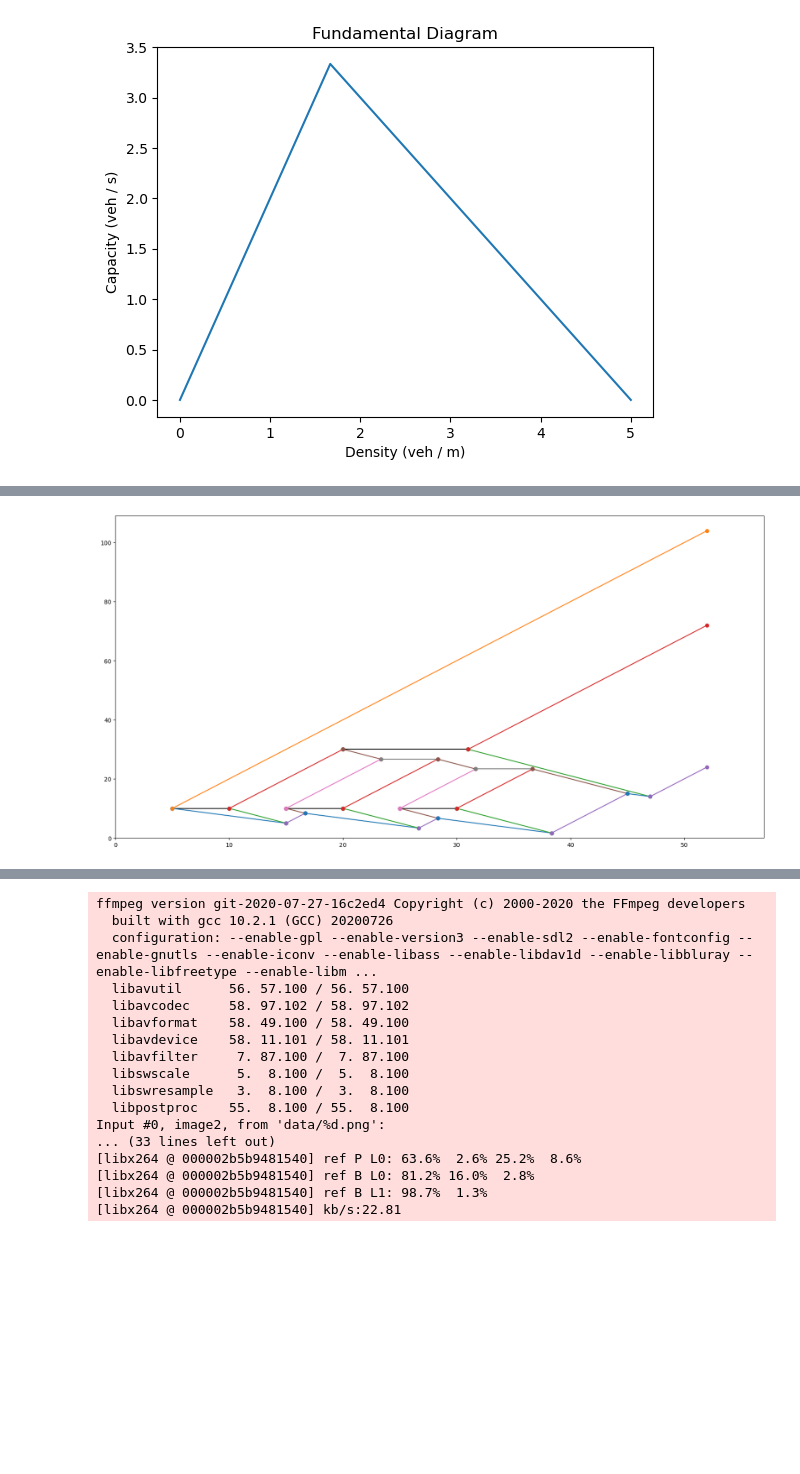
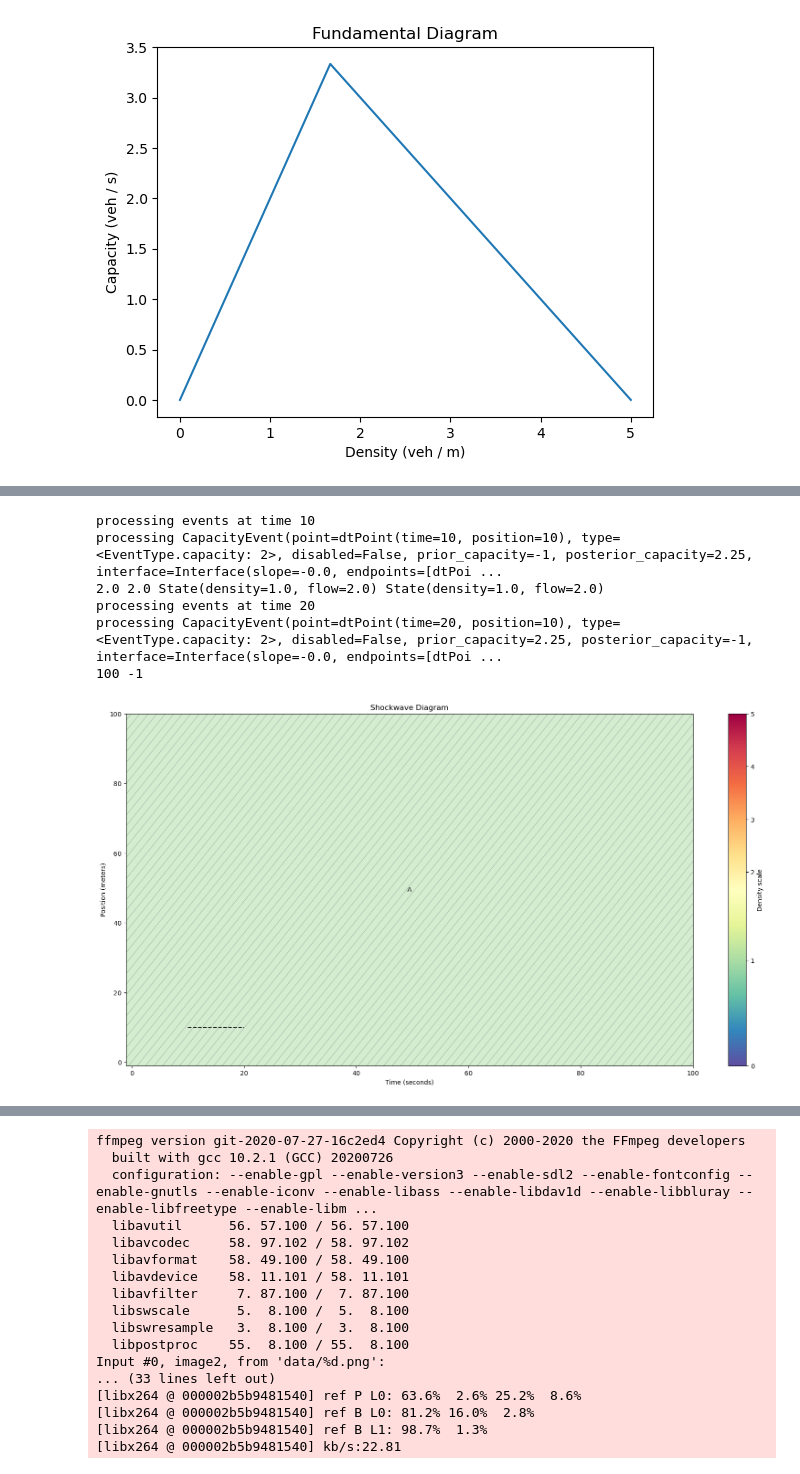
Before and after one commit to yianzhang14/traffic-shock-diagrams, a Jupyter notebook: tool.ipynb, the cells around one changed output, grey strips where cells are left out. Drawn from its saved outputs; the diff is of its cells as text; code cells hidden in the pictures; blank space fills up the shorter version.

```diff
--- a/tool.ipynb
+++ b/tool.ipynb
@@ -47,8 +22,23 @@ processing IntersectionEvent(point=dtPoint(time=78.33333333333329, position=-18.
-# %%
-fig, ax = drawer.create_figure_plt()
-fig
-# %% [output]
-[figure, removed]
+# %%
+augments = []
+# augments.append(HorizontalBottleneck(20, 10, 20, 0))
+augments.append(HorizontalBottleneck(10, 10, 20, 2.25))
+
+
+simul_time = 20
+drawer = ShockwaveDrawer(diagram, augments)
+drawer.run(simul_time)
+
+fig, ax = drawer.create_figure_plt(with_trajectories=True, with_polygons=True, max_time=100, max_pos=100)
+fig
+# %% [output]
+processing events at time 10
+processing CapacityEvent(point=dtPoint(time=10, position=10), type=<EventType.capacity: 2>, disabled=False, prior_capacity=-1, posterior_capacity=2.25, interface=Interface(slope=-0.0, endpoints=[dtPoi ...
+2.0 2.0 State(density=1.0, flow=2.0) State(density=1.0, flow=2.0)
+processing events at time 20
+processing CapacityEvent(point=dtPoint(time=20, position=10), type=<EventType.capacity: 2>, disabled=False, prior_capacity=2.25, posterior_capacity=-1, interface=Interface(slope=-0.0, endpoints=[dtPoi ...
+100 -1
+[figure, added]
 # %%
 fig, ax = drawer.create_figure_plt(with_trajectories=True)
 fig
```
Also changed, not shown: parts of 15 cells of this notebook.
